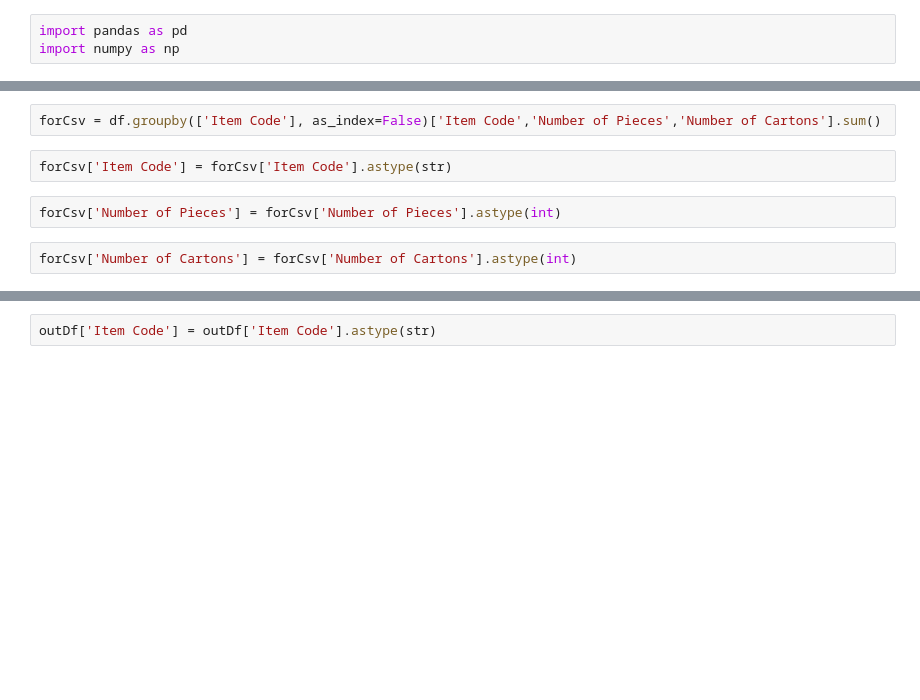
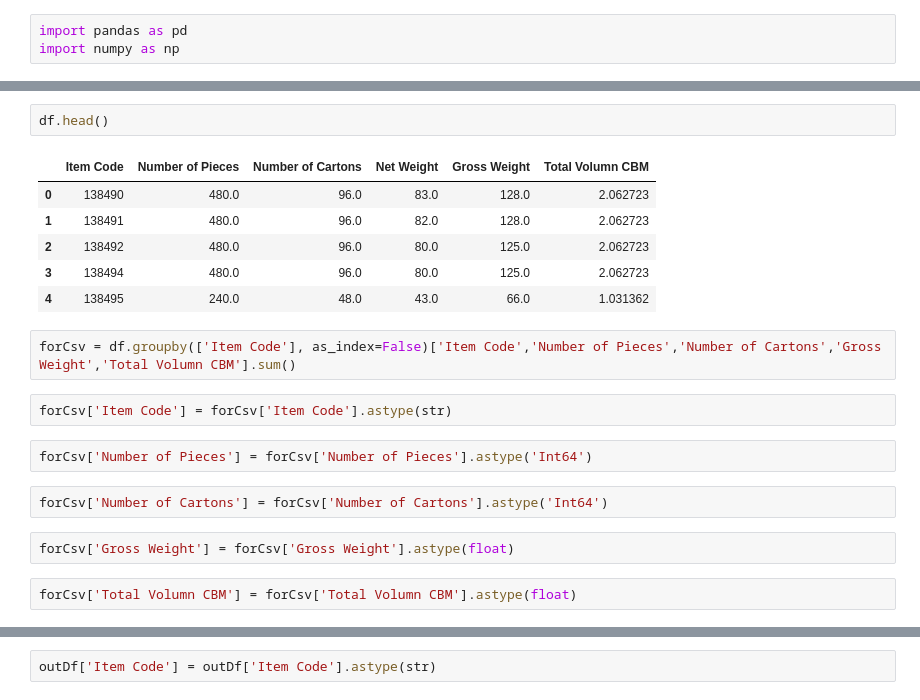
Before and after one commit to fmqbl/Exploratory-Notebooks, a Jupyter notebook: PackingListScript/PackingListtoCSV.ipynb, the cells around one changed output, grey strips where cells are left out. Drawn from its saved outputs; the diff is of its cells as text; blank space fills up the shorter version.

```diff
--- a/PackingListScript/PackingListtoCSV.ipynb
+++ b/PackingListScript/PackingListtoCSV.ipynb
@@ -13,11 +23,24 @@ df.drop(df.tail(2).index,inplace=True)
+# %%
+df.head()
+# %% [output]
+|  | Item Code | Number of Pieces | Number of Cartons | Net Weight | Gross Weight | Total Volumn CBM |
+| 0 | 138490 | 480.0 | 96.0 | 83.0 | 128.0 | 2.062723 |
+| 1 | 138491 | 480.0 | 96.0 | 82.0 | 128.0 | 2.062723 |
+| 2 | 138492 | 480.0 | 96.0 | 80.0 | 125.0 | 2.062723 |
+| 3 | 138494 | 480.0 | 96.0 | 80.0 | 125.0 | 2.062723 |
+| 4 | 138495 | 240.0 | 48.0 | 43.0 | 66.0 | 1.031362 |
 # %%
-forCsv = df.groupby(['Item Code'], as_index=False)['Item Code','Number of Pieces','Number of Cartons'].sum()
+forCsv = df.groupby(['Item Code'], as_index=False)['Item Code','Number of Pieces','Number of Cartons','Gross Weight','Total Volumn CBM'].sum()
 # %%
 forCsv['Item Code'] = forCsv['Item Code'].astype(str)
 # %%
-forCsv['Number of Pieces'] = forCsv['Number of Pieces'].astype(int)
+forCsv['Number of Pieces'] = forCsv['Number of Pieces'].astype('Int64')
 # %%
-forCsv['Number of Cartons'] = forCsv['Number of Cartons'].astype(int)
+forCsv['Number of Cartons'] = forCsv['Number of Cartons'].astype('Int64')
+# %%
+forCsv['Gross Weight'] = forCsv['Gross Weight'].astype(float)
+# %%
+forCsv['Total Volumn CBM'] = forCsv['Total Volumn CBM'].astype(float)
 # %%
 forCsv.shape
 # %% [output]
```
Also changed, not shown: parts of 32 cells of this notebook, 2 other files.
